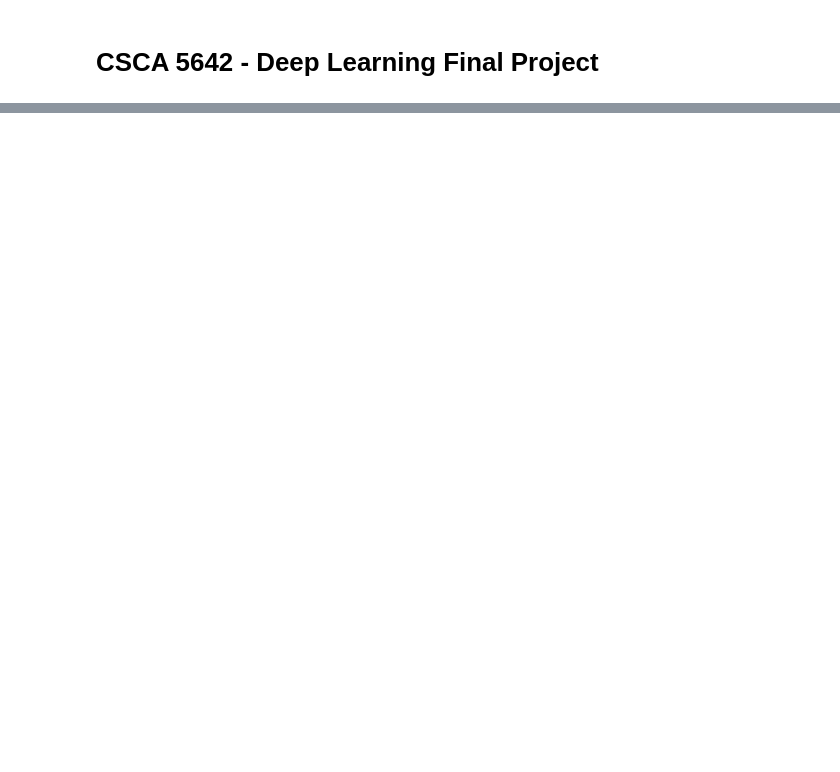
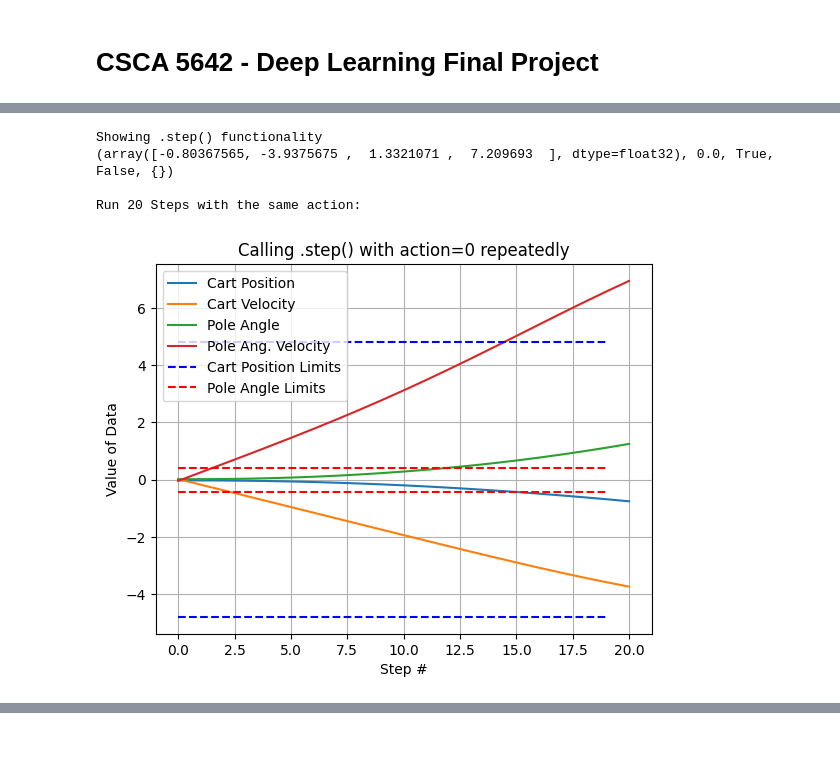
Before and after one commit to b5050d/CSCA5642Final, a Jupyter notebook: final.ipynb, the cells around one changed output, grey strips where cells are left out. Drawn from its saved outputs; the diff is of its cells as text; code cells hidden in the pictures; blank space fills up the shorter version.

```diff
--- a/final.ipynb
+++ b/final.ipynb
@@ -39,0 +57,3 @@ Lets start by building a basic model, we will call this model 1
+# %%
+# Load in the CartPole Simulation
+env = gym.make("CartPole-v1")
@@ -39,0 +204,66 @@ Lets start by building a basic model, we will call this model 1
+# %%
+# Show the step functionality
+print("Showing .step() functionality")
+response = env.step(0)
+print(response)
+print("")
+steps = 20
+
+print(f"Run {steps} Steps with the same action:")
+state = env.reset()
+xs = [0]
+c_pos = [state[0][0]]
+c_vels = [state[0][1]]
+p_angs = [state[0][2]]
+a_vels = [state[0][3]]
+for i in range(steps):
+    ans = env.step(0)
+    state = ans[0]
+    c_pos.append(state[0])
+    c_vels.append(state[1])
+    p_angs.append(state[2])
+    a_vels.append(state[3])
+    xs.append(i+1)
+
+c_limit_low_xs = [0, steps-1]
+c_limit_low_ys = [-4.8, -4.8]
+
+c_limit_high_xs = [0, steps-1]
+c_limit_high_ys = [4.8, 4.8]
+
+pa_limit_low_xs = [0, steps-1]
+pa_limit_low_ys = [-.418, -.418]
+
+pa_limit_high_xs = [0, steps-1]
+pa_limit_high_ys = [.418, .418]
+
+plt.plot(xs, c_pos)
+plt.plot(xs, c_vels)
+plt.plot(xs, p_angs)
+plt.plot(xs, a_vels)
+
+plt.plot(c_limit_low_xs,c_limit_low_ys, 'b--')
+plt.plot(pa_limit_low_xs,pa_limit_low_ys, 'r--')
+
+plt.plot(c_limit_high_xs,c_limit_high_ys, 'b--')
+plt.plot(pa_limit_high_xs,pa_limit_high_ys, 'r--')
+
+plt.grid()
+plt.title("Calling .step() with action=0 repeatedly")
+plt.xlabel("Step #")
+plt.ylabel("Value of Data")
+plt.legend([
+    "Cart Position",
+    "Cart Velocity",
+    "Pole Angle",
+    "Pole Ang. Velocity",
+    "Cart Position Limits",
+    "Pole Angle Limits"
+])
+plt.show()
+# %% [output]
+Showing .step() functionality
+(array([-0.80367565, -3.9375675 ,  1.3321071 ,  7.209693  ], dtype=float32), 0.0, True, False, {})
+
+Run 20 Steps with the same action:
+[figure, added]
```
Also changed, not shown: parts of 27 cells of this notebook, 5 other files.
